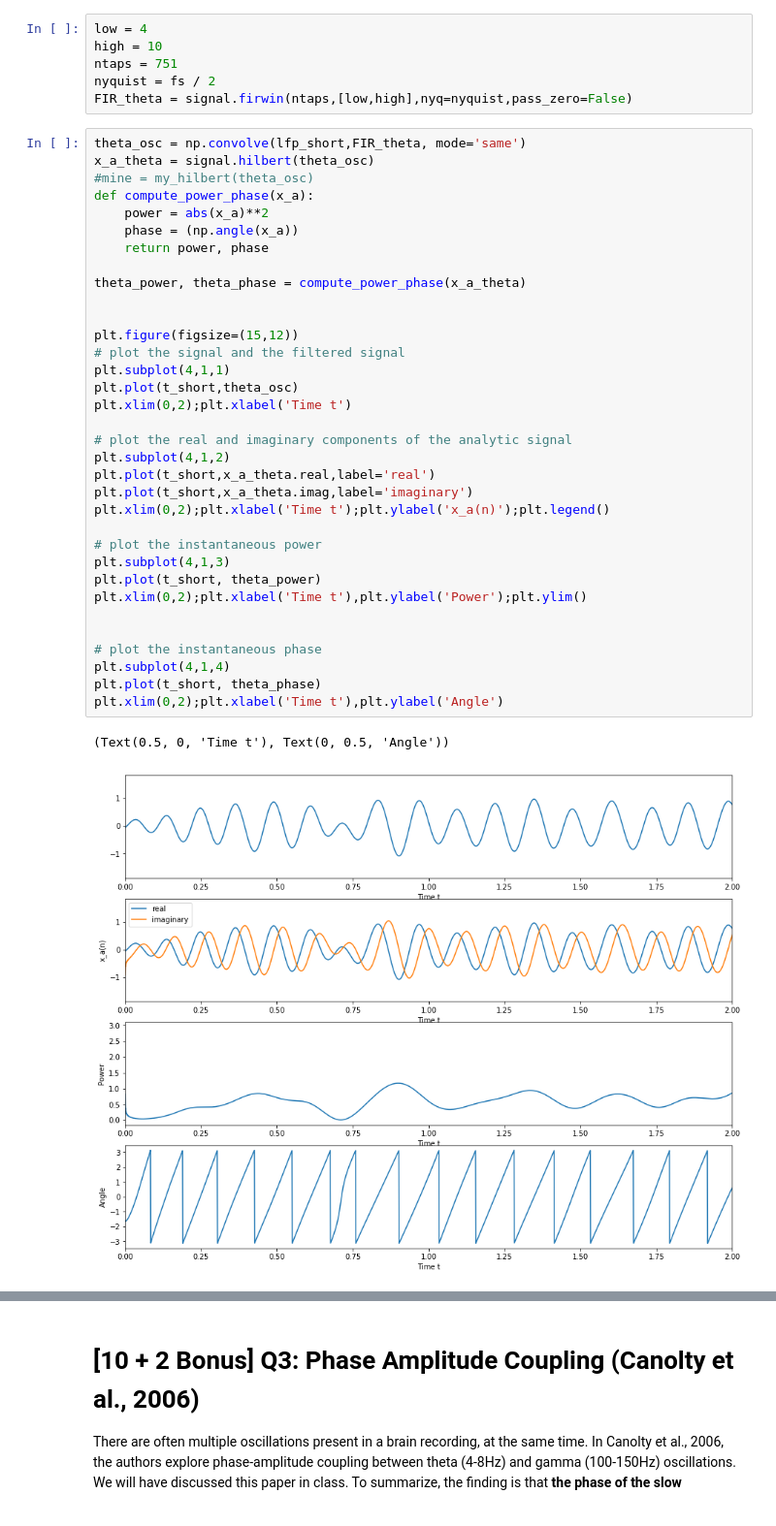
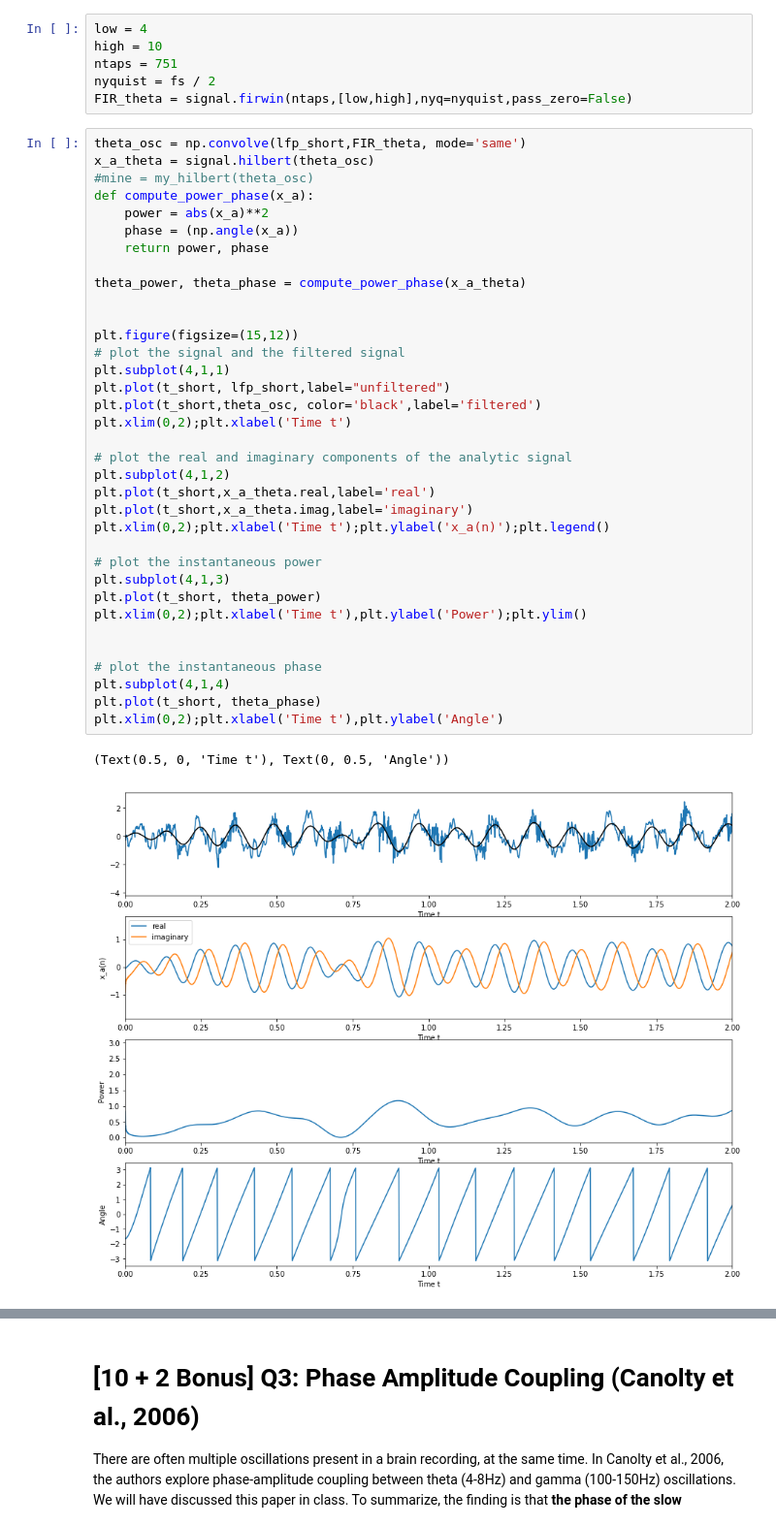
Before and after one commit to benjaminmakowsky/cogs118c, a Jupyter notebook: Assignments/A4-HilbertLFPSpike.ipynb, the cells around one changed output, grey strips where cells are left out. Shown at 97% size. Drawn from its saved outputs; the diff is of its cells as text.

```diff
--- a/Assignments/A4-HilbertLFPSpike.ipynb
+++ b/Assignments/A4-HilbertLFPSpike.ipynb
@@ -189,35 +184,36 @@ def compute_power_phase(x_a):
     power = abs(x_a)**2
     phase = (np.angle(x_a))
     return power, phase
 
 theta_power, theta_phase = compute_power_phase(x_a_theta)
 
 
 plt.figure(figsize=(15,12))
 # plot the signal and the filtered signal
 plt.subplot(4,1,1)
-plt.plot(t_short,theta_osc)
+plt.plot(t_short, lfp_short,label="unfiltered")
+plt.plot(t_short,theta_osc, color='black',label='filtered')
 plt.xlim(0,2);plt.xlabel('Time t')
 
 # plot the real and imaginary components of the analytic signal
 plt.subplot(4,1,2)
 plt.plot(t_short,x_a_theta.real,label='real')
 plt.plot(t_short,x_a_theta.imag,label='imaginary')
 plt.xlim(0,2);plt.xlabel('Time t');plt.ylabel('x_a(n)');plt.legend()
 
 # plot the instantaneous power
 plt.subplot(4,1,3)
 plt.plot(t_short, theta_power)
 plt.xlim(0,2);plt.xlabel('Time t'),plt.ylabel('Power');plt.ylim()
 
 
 # plot the instantaneous phase
 plt.subplot(4,1,4)
 plt.plot(t_short, theta_phase)
 plt.xlim(0,2);plt.xlabel('Time t'),plt.ylabel('Angle')
 # %% [output]
 (Text(0.5, 0, 'Time t'), Text(0, 0.5, 'Angle'))
-[figure, old version]
+[figure, new version]
 # %% [markdown]
 ---
 ![](./img/polar.png)
```
Also changed, not shown: parts of 10 cells of this notebook.
